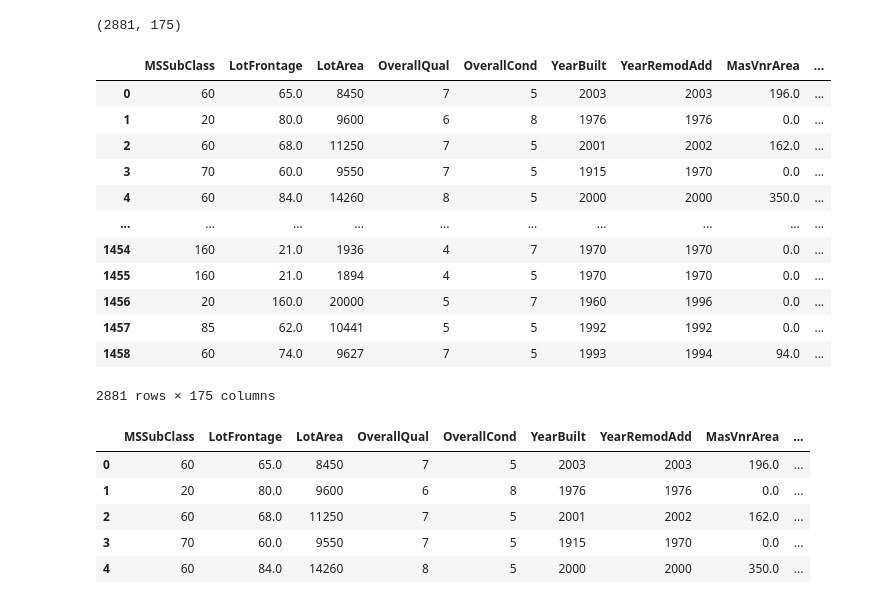
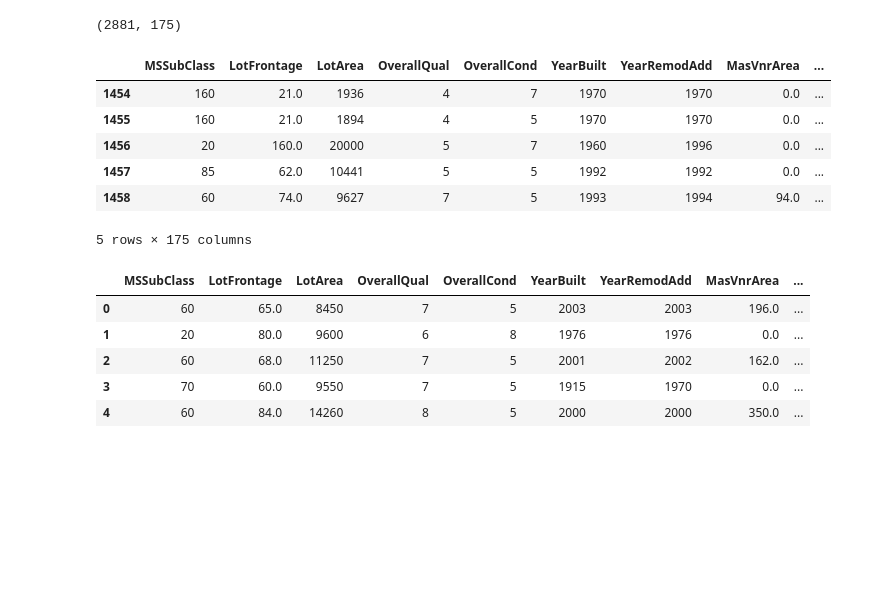
Before and after one commit to abhishekladha13/Housing-Price-Prediction, a Jupyter notebook: Housing Price Prediction Kaggle competition.ipynb, the cells around one changed output. Saved outputs shown, nothing was run; the diff lists cells and outputs as text; code cells hidden in the pictures; blank space fills up the shorter version.

```diff
--- a/Housing Price Prediction Kaggle competition.ipynb
+++ b/Housing Price Prediction Kaggle competition.ipynb
@@ -236,19 +236,13 @@ final_df.shape
 # %% [output]
 (2881, 175)
 # %%
-final_df
+final_df.tail()
 # %% [output]
 |  | MSSubClass | LotFrontage | LotArea | OverallQual | OverallCond | YearBuilt | YearRemodAdd | MasVnrArea | ... |
-| 0 | 60 | 65.0 | 8450 | 7 | 5 | 2003 | 2003 | 196.0 | ... |
-| 1 | 20 | 80.0 | 9600 | 6 | 8 | 1976 | 1976 | 0.0 | ... |
-| 2 | 60 | 68.0 | 11250 | 7 | 5 | 2001 | 2002 | 162.0 | ... |
-| 3 | 70 | 60.0 | 9550 | 7 | 5 | 1915 | 1970 | 0.0 | ... |
-| 4 | 60 | 84.0 | 14260 | 8 | 5 | 2000 | 2000 | 350.0 | ... |
-| ... | ... | ... | ... | ... | ... | ... | ... | ... | ... |
 | 1454 | 160 | 21.0 | 1936 | 4 | 7 | 1970 | 1970 | 0.0 | ... |
 | 1455 | 160 | 21.0 | 1894 | 4 | 5 | 1970 | 1970 | 0.0 | ... |
 | 1456 | 20 | 160.0 | 20000 | 5 | 7 | 1960 | 1996 | 0.0 | ... |
 | 1457 | 85 | 62.0 | 10441 | 5 | 5 | 1992 | 1992 | 0.0 | ... |
 | 1458 | 60 | 74.0 | 9627 | 7 | 5 | 1993 | 1994 | 94.0 | ... |
-2881 rows × 175 columns
+5 rows × 175 columns
 # %%
```
Also changed, not shown: parts of 12 cells of this notebook.
